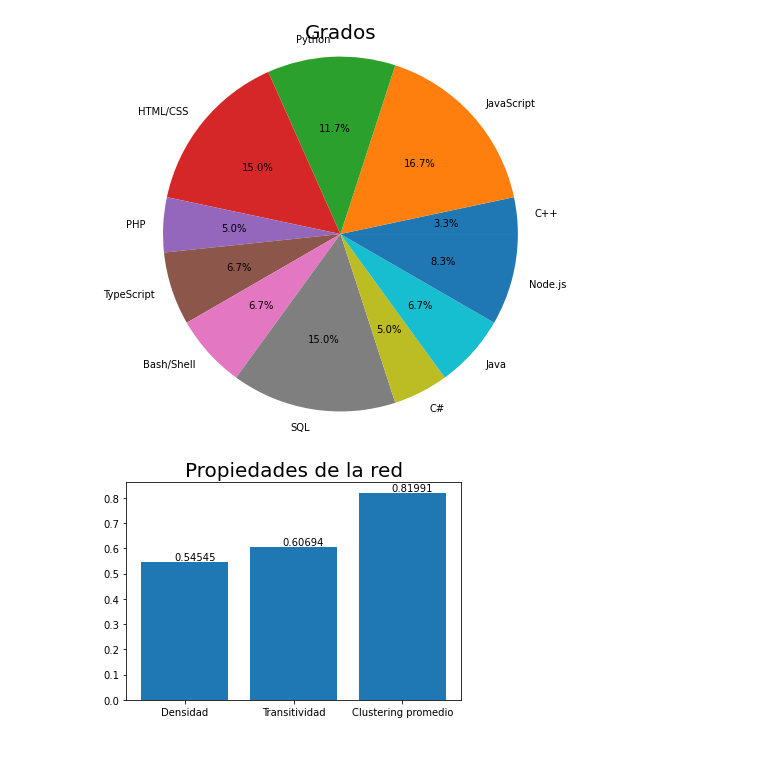
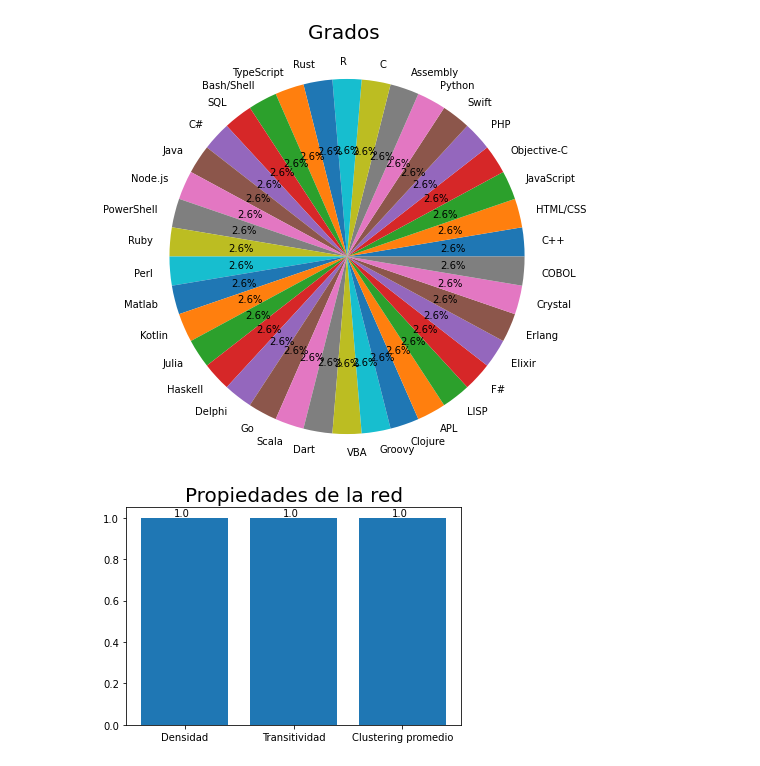
Before and after one commit to eca1001/TFG, a Jupyter notebook: finalCode.ipynb, the cells around one changed output. Saved outputs shown, nothing was run; the diff lists cells and outputs as text; code cells hidden in the pictures.

```diff
--- a/finalCode.ipynb
+++ b/finalCode.ipynb
@@ -76,9 +76,9 @@ def gradosNodos(G, umbral):
         lista.append(d[1])
     fig=plt.figure(figsize=(7,7))
     plt.pie(lista, labels=G.nodes(), autopct='%1.1f%%')
-    plt.title('Grados', fontsize = 20)
+    plt.title('Grados \n', fontsize = 20)
     plt.axis("equal")
-    plt.savefig("GraficoSectores"+str(umbral)+".jpg")
+    plt.savefig("images/graficosSectores/GraficoSectores"+str(umbral)+".jpg")
 # %%
 def propiedadesRed(G, umbral):
     eje_x = ['Densidad', 'Transitividad', 'Clustering promedio']
@@ -229,7 +229,7 @@ def grafoInteractivo(G, umbral):
 
     #Mostrar grafo
     #show(grafo)
-    save(grafo, filename=f"{title}"+str(umbral)+".html")
+    save(grafo, filename=f"images/grafos/{title}"+str(umbral)+".html")
 # %%
 import xlsxwriter
 
@@ -265,6 +265,7 @@ def vecinos(G, umbral):
         col=0
 
     i=1
+
     hoja.write(0, 0, "Nodo")
 
     while i <= ma:
@@ -276,7 +277,7 @@ def vecinos(G, umbral):
 
     df = pd.read_excel("vecinos.xlsx")
     df.fillna('', inplace=True)
-    df.to_html('tablaVecinos'+str(umbral)+'.html')
+    df.to_html('images/tablas/tablaVecinos'+str(umbral)+'.html')
 # %%
 def crearHTML():
     f = open('TFG Enrique Camarero Alonso.html','w')
@@ -287,25 +288,26 @@ def crearHTML():
     </head>
 
     <body>
-
+    <p align="center">
     <table>
     <tr>
         <td rowspan="2">
-            <iframe width="760" height="760" src="images/grafos/Languages That I worked With Network30.html" scrolling="no" frameborder="no" ></iframe>
+            <iframe width="760" height="760" src="images/grafos/Languages That I worked With Network0.html" scrolling="no" frameborder="no" ></iframe>
         </td>
         <td>
-            <iframe width="500" height="500" src="images/graficosSectores/GraficoSectores30.jpg" scrolling="no" frameborder="no" ></iframe>
+            <iframe width="500" height="500" src="images/graficosSectores/GraficoSectores0.jpg" scrolling="no" frameborder="no" ></iframe>
         </td>
     </tr>
     <tr>
         <td>
-            <iframe width="500" height="300" src="images/histogramas/histograma30.jpg" scrolling="no" frameborder="no" ></iframe>
+            <iframe width="500" height="300" src="images/histogramas/histograma0.jpg" scrolling="no" frameborder="no" ></iframe>
         </td>
     </tr>
     </table>
 
+    <iframe width="90%" height="50%" src="images/tablas/tablaVecinos0.html" scrolling="auto" frameborder="no" ></iframe>
 
-    <iframe width="1080" height="760" src="images/tablas/tablaVecinos30.html" scrolling="no" frameborder="no" ></iframe>
+    </p>
     </body>
 
     </html>"""
@@ -337,28 +339,28 @@ def ejecutar(umbral):
 # %%
 """
 ejecutar(0)
 ejecutar(5)
 ejecutar(10)
 ejecutar(15)
 ejecutar(20)
 ejecutar(25)
 ejecutar(30)
 ejecutar(35)
 ejecutar(40)
 ejecutar(45)
 ejecutar(50)
 ejecutar(55)
 ejecutar(60)
 ejecutar(65)
 ejecutar(70)
 ejecutar(75)
 ejecutar(80)
 ejecutar(85)
 ejecutar(90)
 ejecutar(95)
 ejecutar(100)
 """
-ejecutar(30)
+ejecutar(0)
 # %% [output]
-[figure, old version]
+[figure, new version]
-[figure, old version]
+[figure, new version]
```
Also changed, not shown: parts of 1 cell of this notebook, 1 other file.
